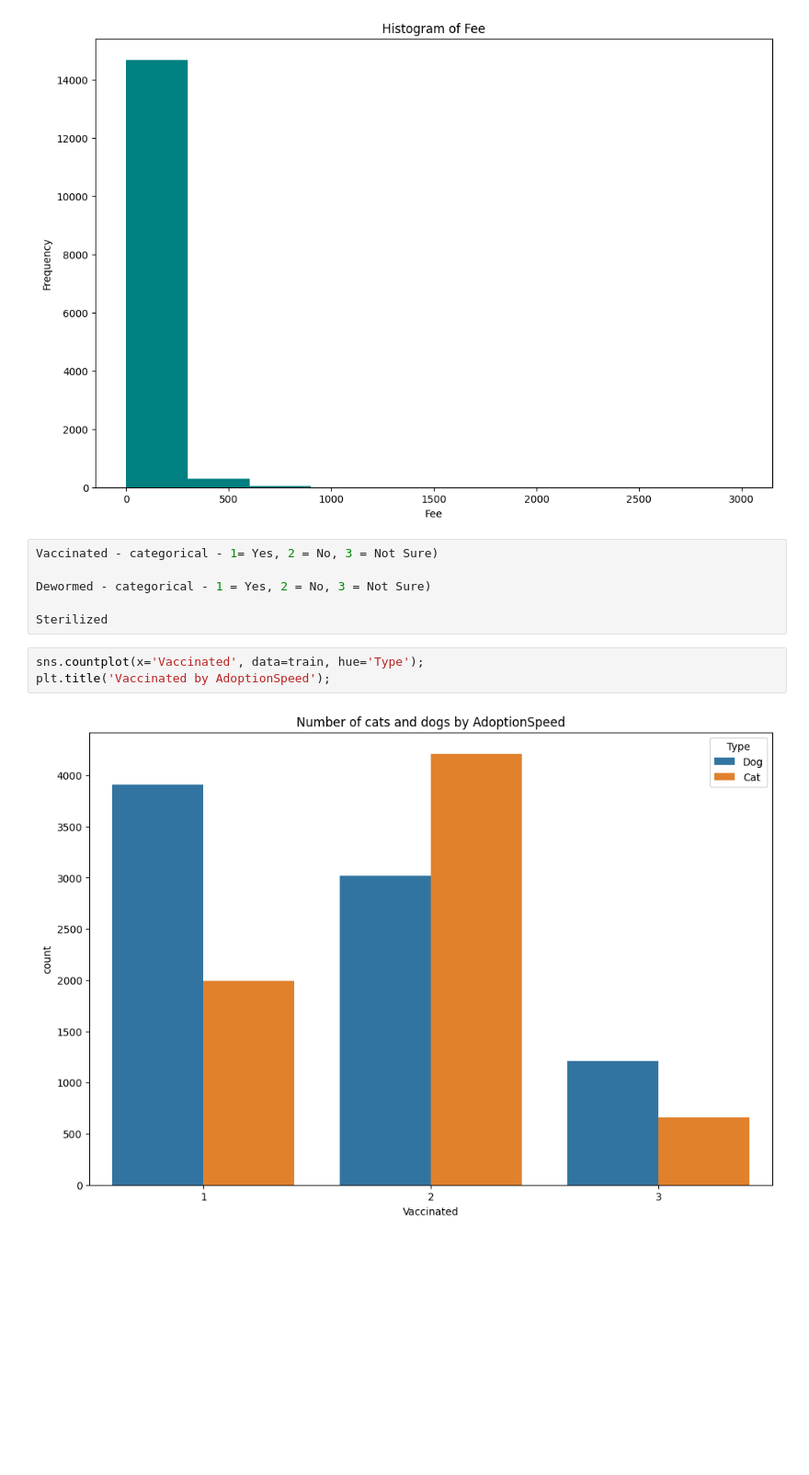
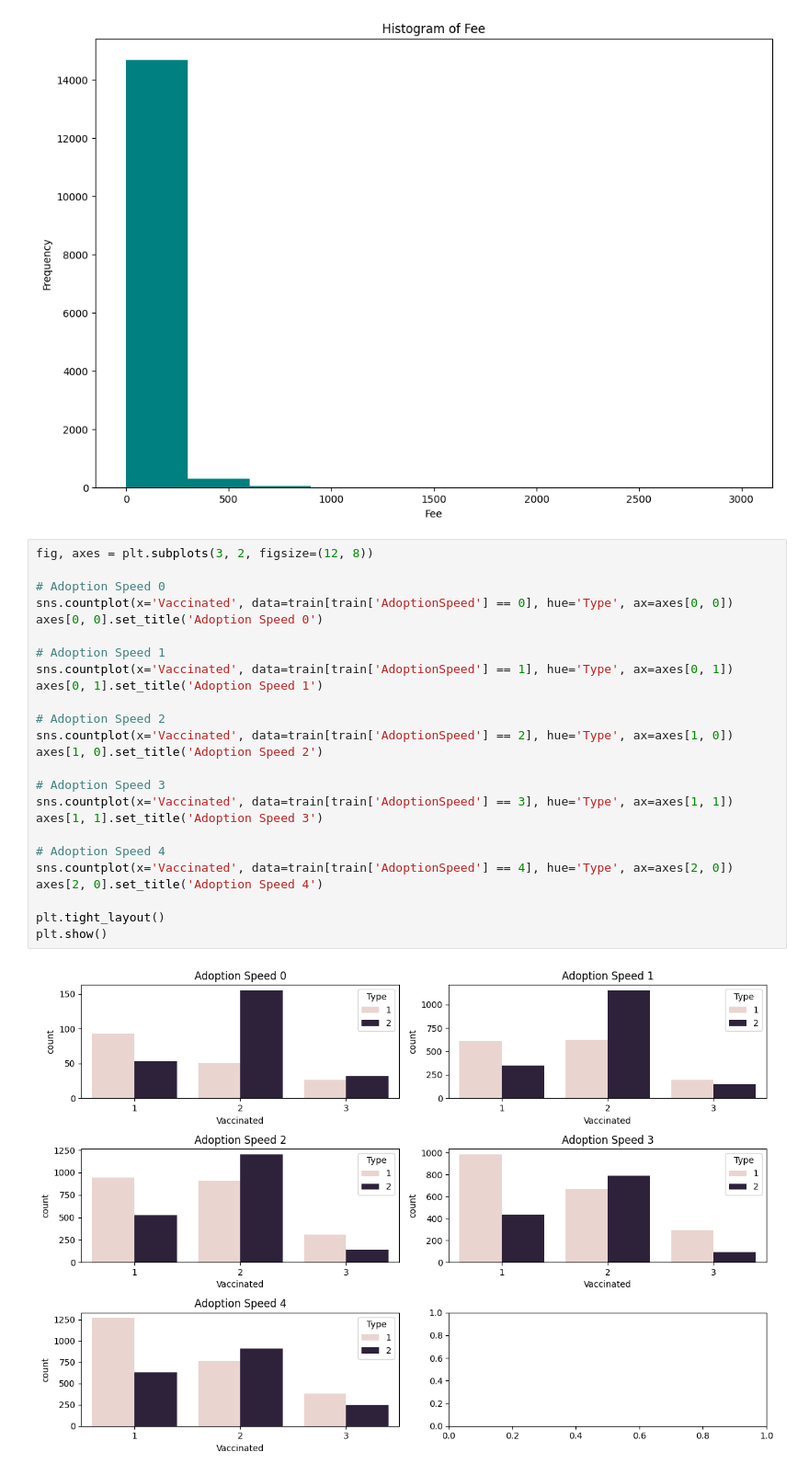
Before and after one commit to Gee1818/LaboII, a Jupyter notebook: Scripts/03_Petfinder_EDA.ipynb, the cells around one changed output. Shown at 92% size. Cells and saved outputs as stored; diff of their text form; blank space fills up the shorter version.

```diff
--- a/Scripts/03_Petfinder_EDA.ipynb
+++ b/Scripts/03_Petfinder_EDA.ipynb
@@ -281,15 +281,31 @@ plt.ylabel('Frequency')
 plt.show()
 # %% [output]
 [figure]
-# %%
-Vaccinated - categorical - 1= Yes, 2 = No, 3 = Not Sure)
-
-Dewormed - categorical - 1 = Yes, 2 = No, 3 = Not Sure)
-
-Sterilized
 # %%
-sns.countplot(x='Vaccinated', data=train, hue='Type');
-plt.title('Vaccinated by AdoptionSpeed');
+fig, axes = plt.subplots(3, 2, figsize=(12, 8))
+
+# Adoption Speed 0
+sns.countplot(x='Vaccinated', data=train[train['AdoptionSpeed'] == 0], hue='Type', ax=axes[0, 0])
+axes[0, 0].set_title('Adoption Speed 0')
+
+# Adoption Speed 1
+sns.countplot(x='Vaccinated', data=train[train['AdoptionSpeed'] == 1], hue='Type', ax=axes[0, 1])
+axes[0, 1].set_title('Adoption Speed 1')
+
+# Adoption Speed 2
+sns.countplot(x='Vaccinated', data=train[train['AdoptionSpeed'] == 2], hue='Type', ax=axes[1, 0])
+axes[1, 0].set_title('Adoption Speed 2')
+
+# Adoption Speed 3
+sns.countplot(x='Vaccinated', data=train[train['AdoptionSpeed'] == 3], hue='Type', ax=axes[1, 1])
+axes[1, 1].set_title('Adoption Speed 3')
+
+# Adoption Speed 4
+sns.countplot(x='Vaccinated', data=train[train['AdoptionSpeed'] == 4], hue='Type', ax=axes[2, 0])
+axes[2, 0].set_title('Adoption Speed 4')
+
+plt.tight_layout()
+plt.show()
 # %% [output]
-[figure, old version]
+[figure, new version]
 # %%
```
Also changed, not shown: parts of 8 cells of this notebook, 1 other file.
